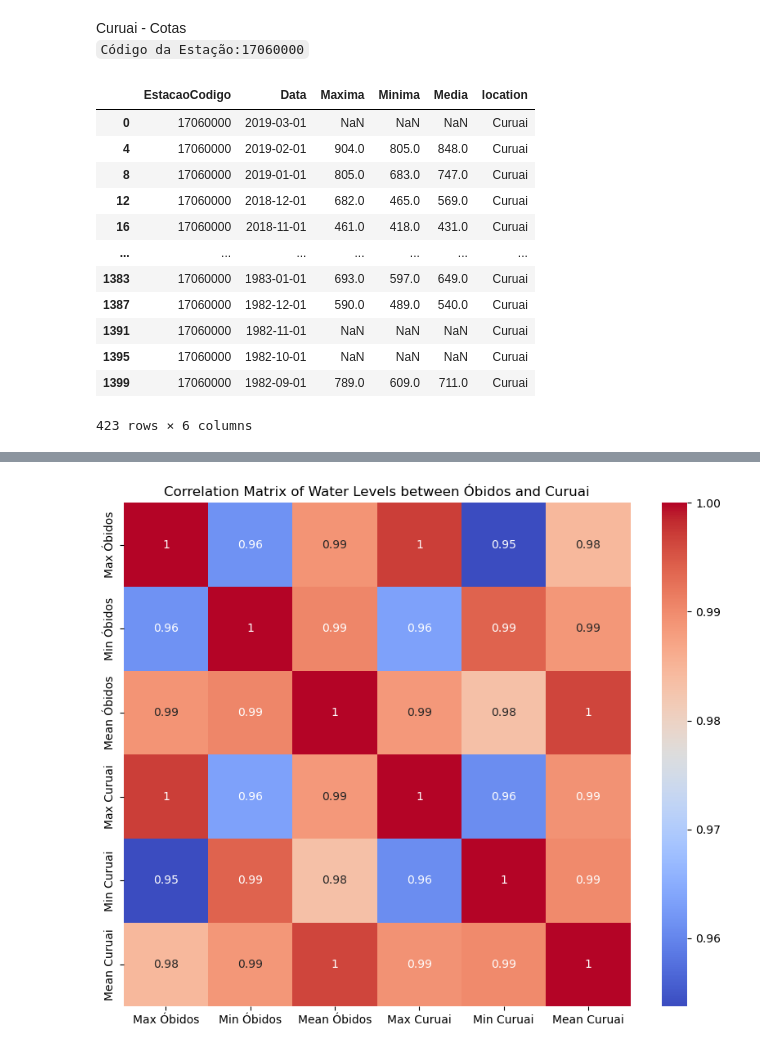
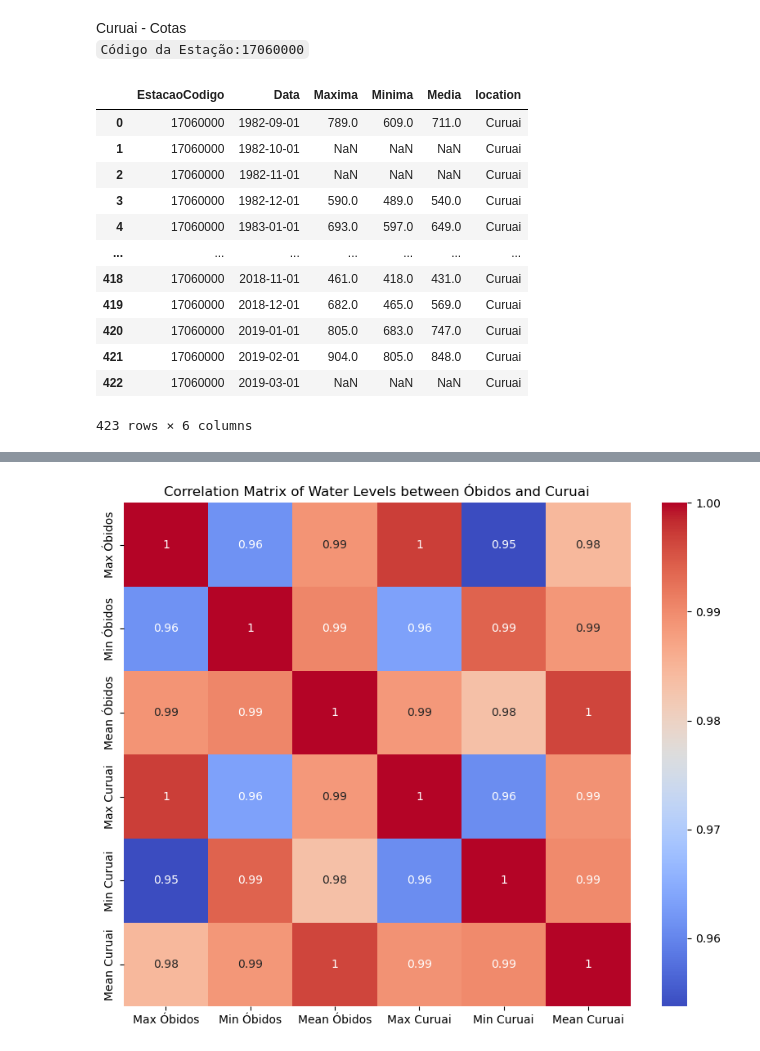
Before and after one commit to larissavaladao/time_series_curuai, a Jupyter notebook: 5. parameters_by_period/1.set_periods.ipynb, the cells around one changed output, grey strips where cells are left out. Cells and saved outputs as stored; diff of their text form; code cells hidden in the pictures.

```diff
--- a/5. parameters_by_period/1.set_periods.ipynb
+++ b/5. parameters_by_period/1.set_periods.ipynb
@@ -57,25 +58,26 @@ Curuai - Cotas\
 # %%
 # dados curuai = cotas
 #eliminar dados duplicados para o mesmo dia
 # curuai = pd.read_csv('/content/drive/MyDrive/CURUAI_PROCESS/17060000_Cotas.csv').drop_duplicates(subset=['Data'])
 curuai = pd.read_csv(os.path.join(data_directory,'17060000_Cotas.csv')).drop_duplicates(subset=['Data'])
 curuai = curuai[['EstacaoCodigo', 'Data',  'Maxima', 'Minima', 'Media' ]].copy()
 curuai['Data'] = pd.to_datetime(curuai['Data'],dayfirst=True)
 curuai['location'] = "Curuai"
+curuai = curuai.sort_values(by='Data').reset_index(drop=True)
 curuai
 # %% [output]
 |  | EstacaoCodigo | Data | Maxima | Minima | Media | location |
-| 0 | 17060000 | 2019-03-01 | NaN | NaN | NaN | Curuai |
-| 4 | 17060000 | 2019-02-01 | 904.0 | 805.0 | 848.0 | Curuai |
-| 8 | 17060000 | 2019-01-01 | 805.0 | 683.0 | 747.0 | Curuai |
-| 12 | 17060000 | 2018-12-01 | 682.0 | 465.0 | 569.0 | Curuai |
-| 16 | 17060000 | 2018-11-01 | 461.0 | 418.0 | 431.0 | Curuai |
+| 0 | 17060000 | 1982-09-01 | 789.0 | 609.0 | 711.0 | Curuai |
+| 1 | 17060000 | 1982-10-01 | NaN | NaN | NaN | Curuai |
+| 2 | 17060000 | 1982-11-01 | NaN | NaN | NaN | Curuai |
+| 3 | 17060000 | 1982-12-01 | 590.0 | 489.0 | 540.0 | Curuai |
+| 4 | 17060000 | 1983-01-01 | 693.0 | 597.0 | 649.0 | Curuai |
 | ... | ... | ... | ... | ... | ... | ... |
-| 1383 | 17060000 | 1983-01-01 | 693.0 | 597.0 | 649.0 | Curuai |
-| 1387 | 17060000 | 1982-12-01 | 590.0 | 489.0 | 540.0 | Curuai |
-| 1391 | 17060000 | 1982-11-01 | NaN | NaN | NaN | Curuai |
-| 1395 | 17060000 | 1982-10-01 | NaN | NaN | NaN | Curuai |
-| 1399 | 17060000 | 1982-09-01 | 789.0 | 609.0 | 711.0 | Curuai |
+| 418 | 17060000 | 2018-11-01 | 461.0 | 418.0 | 431.0 | Curuai |
+| 419 | 17060000 | 2018-12-01 | 682.0 | 465.0 | 569.0 | Curuai |
+| 420 | 17060000 | 2019-01-01 | 805.0 | 683.0 | 747.0 | Curuai |
+| 421 | 17060000 | 2019-02-01 | 904.0 | 805.0 | 848.0 | Curuai |
+| 422 | 17060000 | 2019-03-01 | NaN | NaN | NaN | Curuai |
 423 rows × 6 columns
 # %%
 # concatenar dados das duas estações e restringir para o periodo de tempo que há dados em curuai
```
Also changed, not shown: parts of 29 cells of this notebook, 7 other files.
